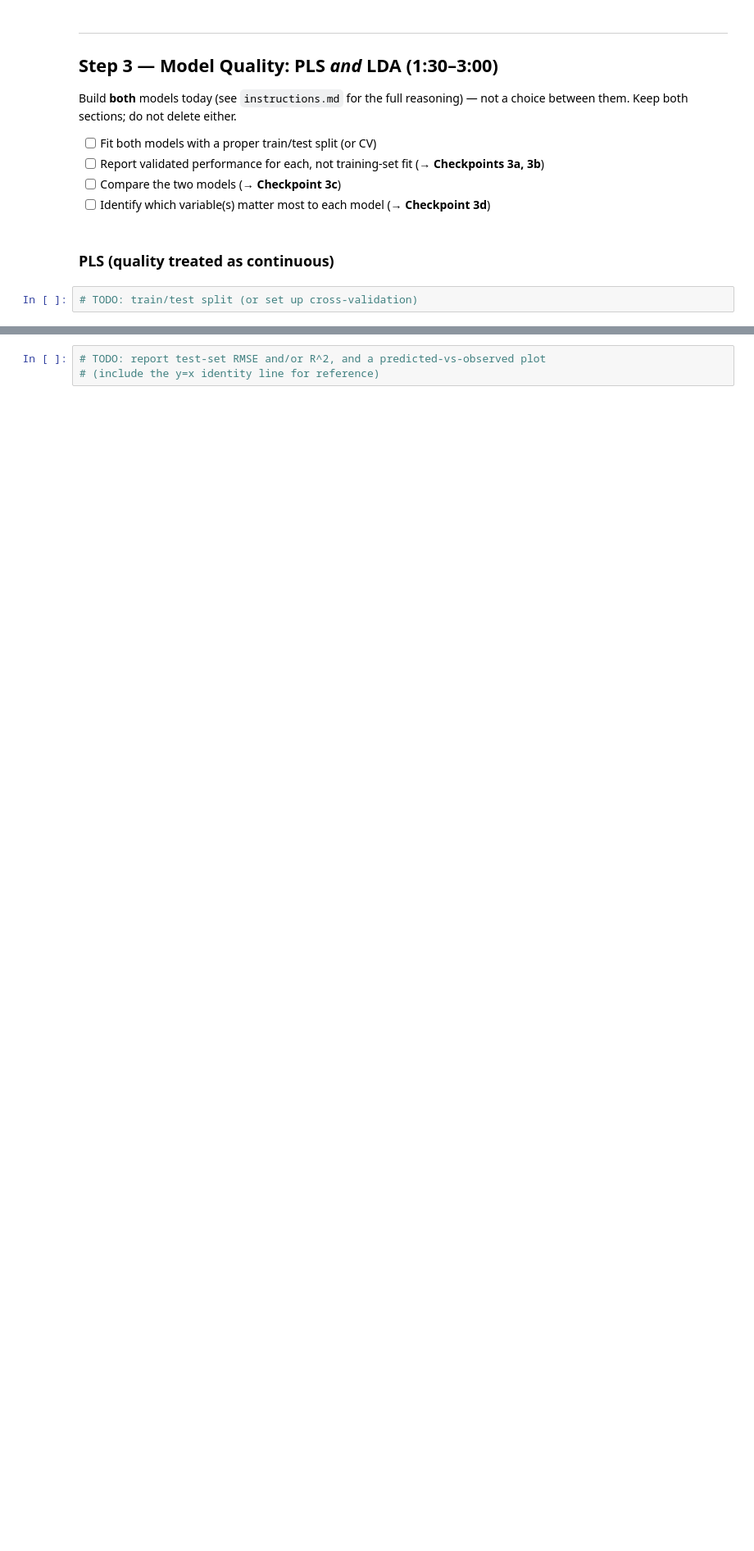
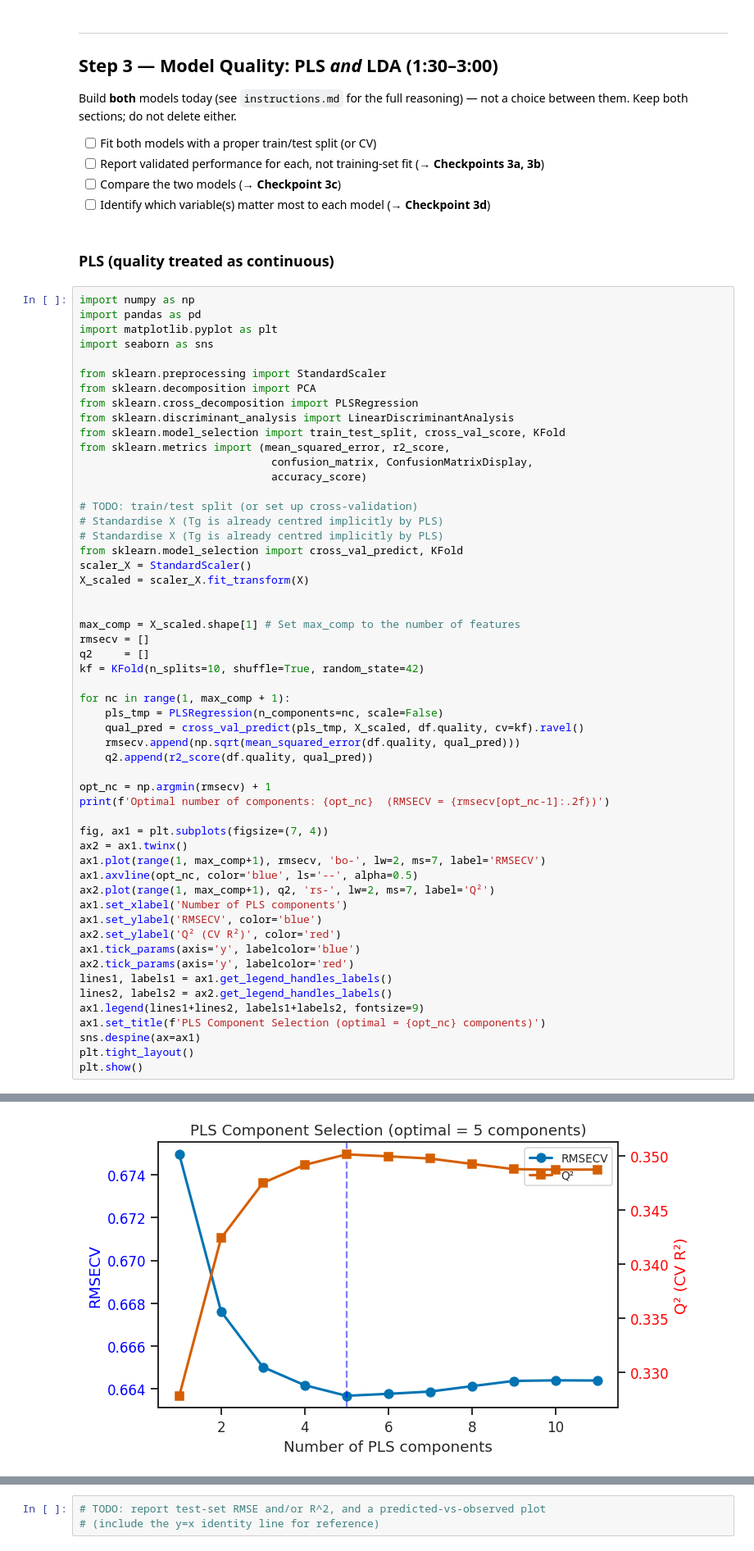
Before and after one commit to fredrik104/1kb570_2026, a Jupyter notebook: Labs/02_modelling_wine_quality/starter_notebook.ipynb, the cells around one changed output, grey strips where cells are left out. Shown at 82% size. Saved outputs shown, nothing was run; the diff lists cells and outputs as text; blank space fills up the shorter version.

```diff
--- a/Labs/02_modelling_wine_quality/starter_notebook.ipynb
+++ b/Labs/02_modelling_wine_quality/starter_notebook.ipynb
@@ -265,4 +320,57 @@ not a choice between them. Keep both sections; do not delete either.
 # %% [markdown]
 ### PLS (quality treated as continuous)
 # %%
+import numpy as np
+import pandas as pd
+import matplotlib.pyplot as plt
+import seaborn as sns
+
+from sklearn.preprocessing import StandardScaler
+from sklearn.decomposition import PCA
+from sklearn.cross_decomposition import PLSRegression
+from sklearn.discriminant_analysis import LinearDiscriminantAnalysis
+from sklearn.model_selection import train_test_split, cross_val_score, KFold
+from sklearn.metrics import (mean_squared_error, r2_score,
+                              confusion_matrix, ConfusionMatrixDisplay,
+                              accuracy_score)
+
 # TODO: train/test split (or set up cross-validation)
+# Standardise X (Tg is already centred implicitly by PLS)
+# Standardise X (Tg is already centred implicitly by PLS)
+from sklearn.model_selection import cross_val_predict, KFold
+scaler_X = StandardScaler()
+X_scaled = scaler_X.fit_transform(X)
+
+
+max_comp = X_scaled.shape[1] # Set max_comp to the number of features
+rmsecv = []
+q2     = []
+kf = KFold(n_splits=10, shuffle=True, random_state=42)
+
+for nc in range(1, max_comp + 1):
+    pls_tmp = PLSRegression(n_components=nc, scale=False)
+    qual_pred = cross_val_predict(pls_tmp, X_scaled, df.quality, cv=kf).ravel()
+    rmsecv.append(np.sqrt(mean_squared_error(df.quality, qual_pred)))
+    q2.append(r2_score(df.quality, qual_pred))
+
+opt_nc = np.argmin(rmsecv) + 1
+print(f'Optimal number of components: {opt_nc}  (RMSECV = {rmsecv[opt_nc-1]:.2f})')
+
+fig, ax1 = plt.subplots(figsize=(7, 4))
+ax2 = ax1.twinx()
+ax1.plot(range(1, max_comp+1), rmsecv, 'bo-', lw=2, ms=7, label='RMSECV')
+ax1.axvline(opt_nc, color='blue', ls='--', alpha=0.5)
+ax2.plot(range(1, max_comp+1), q2, 'rs-', lw=2, ms=7, label='Q²')
+ax1.set_xlabel('Number of PLS components')
+ax1.set_ylabel('RMSECV', color='blue')
+ax2.set_ylabel('Q² (CV R²)', color='red')
+ax1.tick_params(axis='y', labelcolor='blue')
+ax2.tick_params(axis='y', labelcolor='red')
+lines1, labels1 = ax1.get_legend_handles_labels()
+lines2, labels2 = ax2.get_legend_handles_labels()
+ax1.legend(lines1+lines2, labels1+labels2, fontsize=9)
+ax1.set_title(f'PLS Component Selection (optimal = {opt_nc} components)')
+sns.despine(ax=ax1)
+plt.tight_layout()
+plt.show()
+# %% [output]
@@ -269,3 +378,4 @@ not a choice between them. Keep both sections; do not delete either.
+[figure, added]
 # %%
 # TODO: fit PLSRegression; choose the number of latent variables using
 # cross-validated RMSE or Q^2, not the training-set fit alone
```
Also changed, not shown: parts of 6 cells of this notebook.
